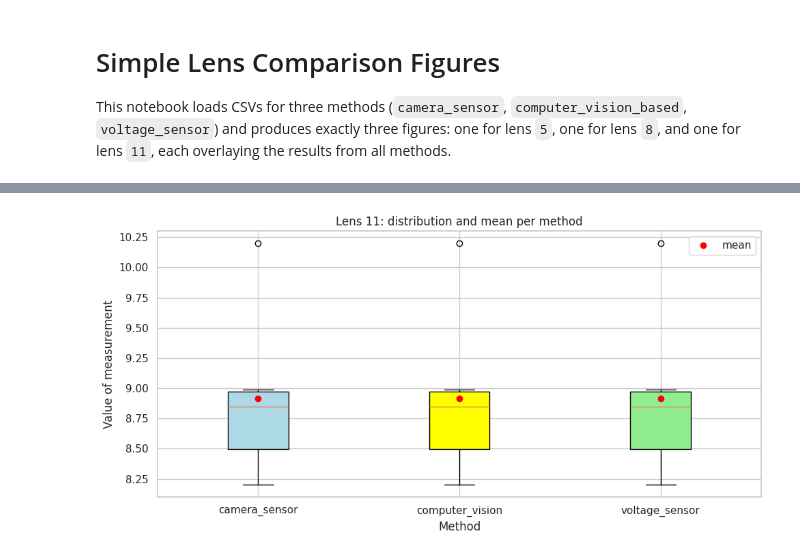
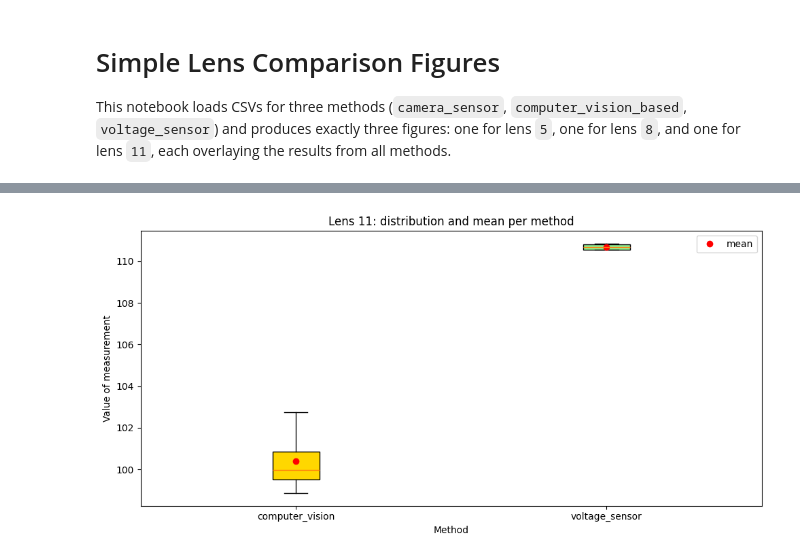
Before and after one commit to papga9/szakdolgozat, a Jupyter notebook: test_results/test_results.ipynb, the cells around one changed output, grey strips where cells are left out. Saved outputs shown, nothing was run; the diff lists cells and outputs as text; code cells hidden in the pictures.

Commit message:
10D lense measurement fixes

```diff
--- a/test_results/test_results.ipynb
+++ b/test_results/test_results.ipynb
@@ -10,8 +10,9 @@ import matplotlib.pyplot as plt
 CWD = os.path.abspath(os.getcwd())
 RESULTS_DIR = CWD if os.path.basename(CWD) == "test_results" else os.path.join(CWD, "test_results")
 
-METHODS = ["camera_sensor", "computer_vision", "voltage_sensor", "baseline"]
-LENSES = ["5", "8", "11"]
+# METHODS = ["camera_sensor", "computer_vision", "voltage_sensor", "baseline"]
+METHODS = ["computer_vision", "voltage_sensor", "baseline"]
+LENSES = ["8", "10"]
 
 # Simple CSV loader: use first numeric column or single column
 def load_csv_simple(path):
@@ -58,9 +58,9 @@ if all(len(v) == 0 for mdata in DATA.values() for v in mdata.values()):
 else:
     colors = {
         "camera_sensor": "tab:blue",   # blue
-        "computer_vision": "tab:yellow",  # computer_vision
+        "computer_vision": "gold",  # computer_vision (was 'tab:yellow')
         "voltage_sensor": "tab:green",  # green
-        "baseline": "red",  # baseline in black
+        "baseline": "red",  # baseline in red
     }
     label_map = {
         "camera_sensor": "camera_sensor",
@@ -95,27 +94,27 @@ else:
 # %%
 # Single figure: distribution/variance per method for lens 11 only
-lens = "11"
+lens = "10"
 methods_core = [m for m in ["camera_sensor", "computer_vision", "voltage_sensor"] if m in DATA[lens]]
 if all(len(DATA[lens][m]) == 0 for m in methods_core):
-    print("No data for lens 11. Ensure CSVs exist under test_results/<method>/11.csv")
+    print("No data for lens 10. Ensure CSVs exist under test_results/<method>/10.csv")
 else:
     labels = methods_core
     data = [DATA[lens][m] for m in methods_core]
     positions = range(1, len(data) + 1)
     plt.figure(figsize=(10, 5))
     bp = plt.boxplot(data, positions=positions, patch_artist=True)
-    # Color boxes per method (blue, yellow, green)
-    color_map = {"camera_sensor": "lightblue", "computer_vision": "yellow", "voltage_sensor": "lightgreen"}
+    # Color boxes per method (blue, gold, lightgreen)
+    color_map = {"camera_sensor": "lightblue", "computer_vision": "gold", "voltage_sensor": "lightgreen"}
     for patch, lbl in zip(bp['boxes'], labels):
         patch.set_facecolor(color_map.get(lbl, "lightgray"))
     means = [np.mean(d) if len(d) > 0 else np.nan for d in data]
     plt.plot(list(positions), means, "o", color="red", label="mean")
     plt.title("Lens 11: distribution and mean per method")
     plt.xlabel("Method")
     plt.ylabel("Value of measurement")
     plt.xticks(list(positions), labels)
     plt.legend()
     plt.tight_layout()
     plt.show()
 # %% [output]
-[figure, old version]
+[figure, new version]
```
Also changed, not shown: parts of 2 cells of this notebook, 7 other files.
